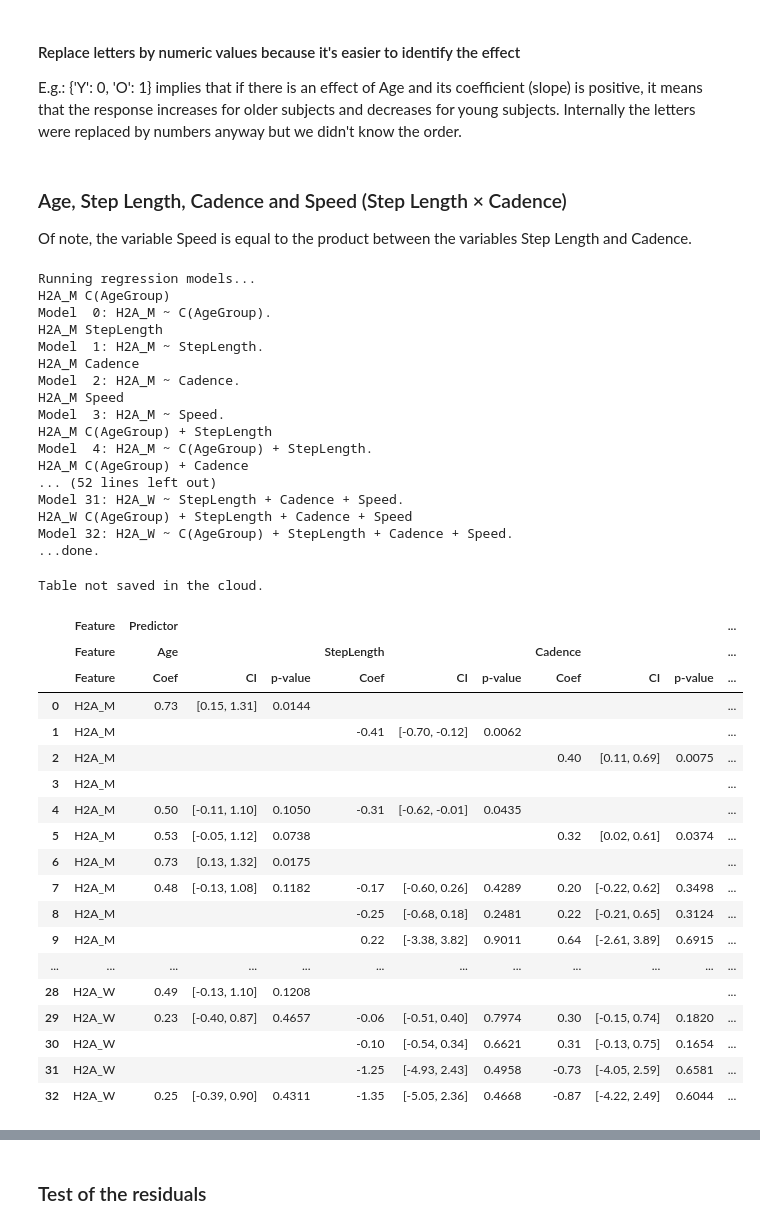
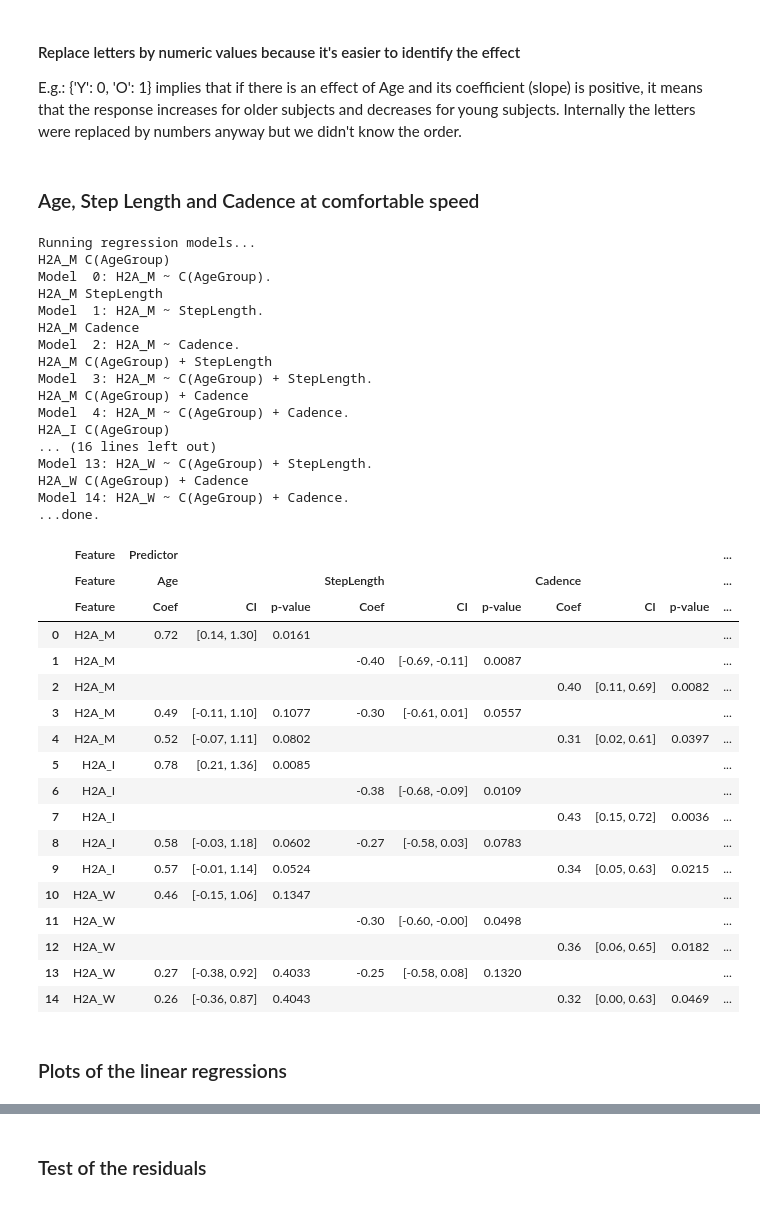
Before and after one commit to BMClab/papers, a Jupyter notebook: h2a_age_spt/notebooks/h2a_age_spt_comf_speed.ipynb, the cells around one changed output, grey strips where cells are left out. Cells and saved outputs as stored; diff of their text form; code cells hidden in the pictures.

```diff
--- a/h2a_age_spt/notebooks/h2a_age_spt_comf_speed.ipynb
+++ b/h2a_age_spt/notebooks/h2a_age_spt_comf_speed.ipynb
@@ -444,7 +449,7 @@ def boxplots(df, var=['Speed', 'Cadence', 'StepLength', 'H2A_M', 'H2A_I', 'H2A_W
 # %%
 # file with discrete variables calculated by 'Walking speed torque  .ipynb'
 path2 = f'.{os.sep}..{os.sep}data'
-filename = 'h2a_comfpeed_43subs.csv'
+filename = 'h2a_comfspeed_43subs.csv'
 if not os.path.isfile((path2 := Path(path2)) / filename):
     print('Dataset not found locally. It will be loaded from the GitHub repo.')
     # REMOTE
@@ -638,8 +643,7 @@ The response variables are H2A_M, H2A_I and H2A_W.
 Normalize data for satisfying linear regression assumptions, but this step has no effect on the final results.
 # %%
 dfraw = df.copy(deep=True)
-var = ['Height', 'Mass', 'BMI', 'LegLength', 'Speed', 'Cadence', 'StepLength',
-       'H2A_M', 'H2A_I', 'H2A_W']
+var = ['Speed', 'Cadence', 'StepLength', 'H2A_M', 'H2A_I', 'H2A_W']
 # Standardization (mean 0, variance 1)
 df[var] = df[var].apply(lambda x: (x-x.mean())/x.std(), axis=0)
 # %% [markdown]
@@ -648,10 +652,8 @@ E.g.: {'Y': 0, 'O': 1} implies that if there is an effect of Age and its coeffic
 # %%
 df['AgeGroup'] = df['AgeGroup'].replace({'Young': 0, 'Older': 1}).astype(str)
 df['Gender'] = df['Gender'].replace({'F': 0, 'M': 1}).astype(str)
-# %% [markdown]
-### Age, Step Length, Cadence and Speed (Step Length × Cadence)
-
-Of note, the variable Speed is equal to the product between the variables Step Length and Cadence.
+# %% [markdown]
+### Age, Step Length and Cadence at comfortable speed
 # %%
 features = ['H2A_M', 'H2A_I', 'H2A_W']
 labels   = ['H2A_M', 'H2A_I', 'H2A_W']
@@ -659,18 +661,12 @@ labels   = ['H2A_M', 'H2A_I', 'H2A_W']
 predictors = ['C(AgeGroup)',
               'StepLength',
               'Cadence',
-              'Speed',
               'C(AgeGroup) + StepLength',
               'C(AgeGroup) + Cadence',
-              'C(AgeGroup) + Speed',
-              'C(AgeGroup) + StepLength + Cadence',
-              'StepLength + Cadence',
-              'StepLength + Cadence + Speed',
-              'C(AgeGroup) + StepLength + Cadence + Speed'
              ]
 groups = df['Subject']
 
-names = ['C(AgeGroup)[T.1]', 'StepLength', 'Cadence', 'Speed']
+names = ['C(AgeGroup)[T.1]', 'StepLength', 'Cadence']
 models, fit_ml, fit_re = runmodels(df, predictors, features, groups=None, names=names, mixed=False)
 # %% [output]
 Running regression models...
@@ -680,37 +676,37 @@ H2A_M StepLength
 Model  1: H2A_M ~ StepLength.
 H2A_M Cadence
 Model  2: H2A_M ~ Cadence.
-H2A_M Speed
-Model  3: H2A_M ~ Speed.
 H2A_M C(AgeGroup) + StepLength
-Model  4: H2A_M ~ C(AgeGroup) + StepLength.
+Model  3: H2A_M ~ C(AgeGroup) + StepLength.
 H2A_M C(AgeGroup) + Cadence
-... (52 lines left out)
-Model 31: H2A_W ~ StepLength + Cadence + Speed.
-H2A_W C(AgeGroup) + StepLength + Cadence + Speed
-Model 32: H2A_W ~ C(AgeGroup) + StepLength + Cadence + Speed.
+Model  4: H2A_M ~ C(AgeGroup) + Cadence.
+H2A_I C(AgeGroup)
+... (16 lines left out)
+Model 13: H2A_W ~ C(AgeGroup) + StepLength.
+H2A_W C(AgeGroup) + Cadence
+Model 14: H2A_W ~ C(AgeGroup) + Cadence.
 ...done.
 # %%
-names = [['Age'], ['StepLength'], ['Cadence'], ['Speed']]
+names = [['Age'], ['StepLength'], ['Cadence']]
 display_table(models, names, filename='h2a_age_spt_comfSpeed.csv')
 # %% [output]
-Table not saved in the cloud.
 |  | Feature | Predictor |  |  |  |  |  |  |  |  | ... |
 |  | Feature | Age |  |  | StepLength |  |  | Cadence |  |  | ... |
 |  | Feature | Coef | CI | p-value | Coef | CI | p-value | Coef | CI | p-value | ... |
-| 0 | H2A_M | 0.73 | [0.15, 1.31] | 0.0144 |  |  |  |  |  |  | ... |
-| 1 | H2A_M |  |  |  | -0.41 | [-0.70, -0.12] | 0.0062 |  |  |  | ... |
-| 2 | H2A_M |  |  |  |  |  |  | 0.40 | [0.11, 0.69] | 0.0075 | ... |
-| 3 | H2A_M |  |  |  |  |  |  |  |  |  | ... |
-| 4 | H2A_M | 0.50 | [-0.11, 1.10] | 0.1050 | -0.31 | [-0.62, -0.01] | 0.0435 |  |  |  | ... |
-| 5 | H2A_M | 0.53 | [-0.05, 1.12] | 0.0738 |  |  |  | 0.32 | [0.02, 0.61] | 0.0374 | ... |
-| 6 | H2A_M | 0.73 | [0.13, 1.32] | 0.0175 |  |  |  |  |  |  | ... |
-| 7 | H2A_M | 0.48 | [-0.13, 1.08] | 0.1182 | -0.17 | [-0.60, 0.26] | 0.4289 | 0.20 | [-0.22, 0.62] | 0.3498 | ... |
-| 8 | H2A_M |  |  |  | -0.25 | [-0.68, 0.18] | 0.2481 | 0.22 | [-0.21, 0.65] | 0.3124 | ... |
-| 9 | H2A_M |  |  |  | 0.22 | [-3.38, 3.82] | 0.9011 | 0.64 | [-2.61, 3.89] | 0.6915 | ... |
-| ... | ... | ... | ... | ... | ... | ... | ... | ... | ... | ... | ... |
-| 28 | H2A_W | 0.49 | [-0.13, 1.10] | 0.1208 |  |  |  |  |  |  | ... |
-| 29 | H2A_W | 0.23 | [-0.40, 0.87] | 0.4657 | -0.06 | [-0.51, 0.40] | 0.7974 | 0.30 | [-0.15, 0.74] | 0.1820 | ... |
-| 30 | H2A_W |  |  |  | -0.10 | [-0.54, 0.34] | 0.6621 | 0.31 | [-0.13, 0.75] | 0.1654 | ... |
-| 31 | H2A_W |  |  |  | -1.25 | [-4.93, 2.43] | 0.4958 | -0.73 | [-4.05, 2.59] | 0.6581 | ... |
-| 32 | H2A_W | 0.25 | [-0.39, 0.90] | 0.4311 | -1.35 | [-5.05, 2.36] | 0.4668 | -0.87 | [-4.22, 2.49] | 0.6044 | ... |
+| 0 | H2A_M | 0.72 | [0.14, 1.30] | 0.0161 |  |  |  |  |  |  | ... |
+| 1 | H2A_M |  |  |  | -0.40 | [-0.69, -0.11] | 0.0087 |  |  |  | ... |
+| 2 | H2A_M |  |  |  |  |  |  | 0.40 | [0.11, 0.69] | 0.0082 | ... |
+| 3 | H2A_M | 0.49 | [-0.11, 1.10] | 0.1077 | -0.30 | [-0.61, 0.01] | 0.0557 |  |  |  | ... |
+| 4 | H2A_M | 0.52 | [-0.07, 1.11] | 0.0802 |  |  |  | 0.31 | [0.02, 0.61] | 0.0397 | ... |
+| 5 | H2A_I | 0.78 | [0.21, 1.36] | 0.0085 |  |  |  |  |  |  | ... |
+| 6 | H2A_I |  |  |  | -0.38 | [-0.68, -0.09] | 0.0109 |  |  |  | ... |
+| 7 | H2A_I |  |  |  |  |  |  | 0.43 | [0.15, 0.72] | 0.0036 | ... |
+| 8 | H2A_I | 0.58 | [-0.03, 1.18] | 0.0602 | -0.27 | [-0.58, 0.03] | 0.0783 |  |  |  | ... |
+| 9 | H2A_I | 0.57 | [-0.01, 1.14] | 0.0524 |  |  |  | 0.34 | [0.05, 0.63] | 0.0215 | ... |
+| 10 | H2A_W | 0.46 | [-0.15, 1.06] | 0.1347 |  |  |  |  |  |  | ... |
+| 11 | H2A_W |  |  |  | -0.30 | [-0.60, -0.00] | 0.0498 |  |  |  | ... |
+| 12 | H2A_W |  |  |  |  |  |  | 0.36 | [0.06, 0.65] | 0.0182 | ... |
+| 13 | H2A_W | 0.27 | [-0.38, 0.92] | 0.4033 | -0.25 | [-0.58, 0.08] | 0.1320 |  |  |  | ... |
+| 14 | H2A_W | 0.26 | [-0.36, 0.87] | 0.4043 |  |  |  | 0.32 | [0.00, 0.63] | 0.0469 | ... |
+# %% [markdown]
+### Plots of the linear regressions
```
Also changed, not shown: parts of 18 cells of this notebook, 4 other files.
